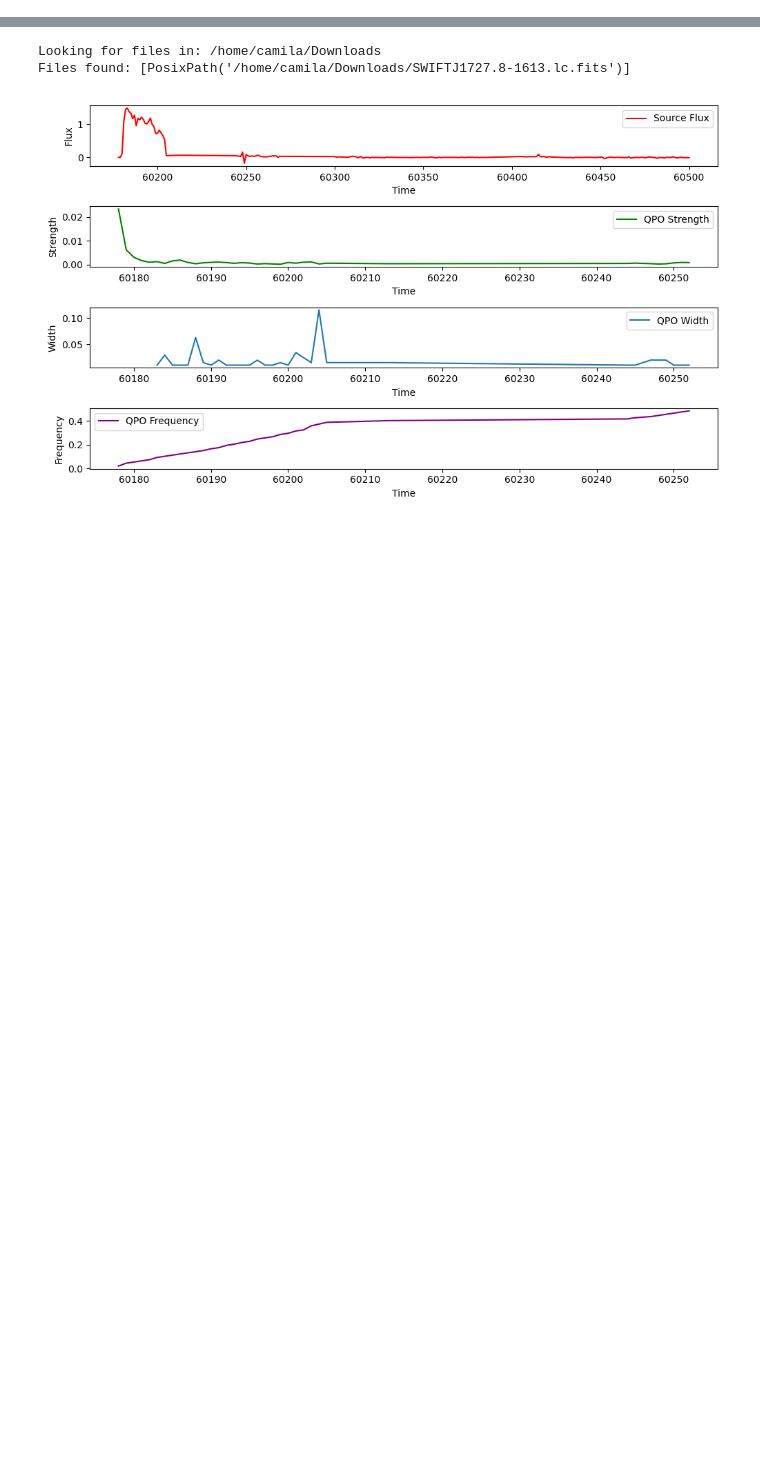
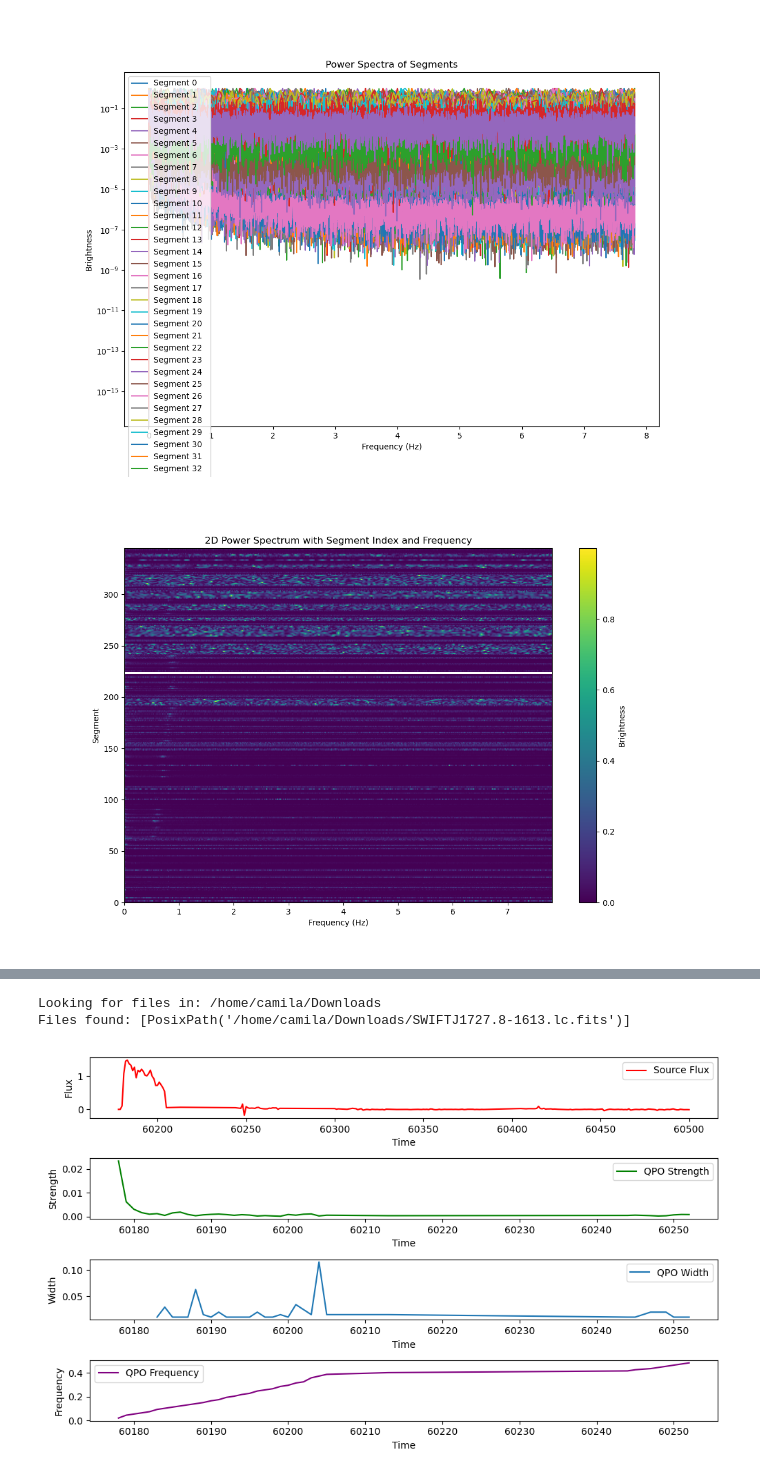
Before and after one commit to Dirac12/Quasi_Periodic_Oscillations-ICR, a Jupyter notebook: J1727.ipynb, the cells around one changed output, grey strips where cells are left out. Cells and saved outputs as stored; diff of their text form; code cells hidden in the pictures; blank space fills up the shorter version.

```diff
--- a/J1727.ipynb
+++ b/J1727.ipynb
@@ -191,3 +344,62 @@ QPO_segments = [36,42, 49, 64, 72, 73, 78, 79, 85, 86, 90, 117, 122, 128, 134, 1
+# %%
+import numpy as np
+import matplotlib.pyplot as plt
+import scipy as sp
+
+# Initialize variables
+num_segments = len(lcsegments)
+np.seterr(divide='ignore', invalid='ignore')
+
+# Calculate freqs based on the first segment
+first_segment = lcsegments[0]
+n = prev_fast_FFT_len(len(first_segment))
+filtered_data = first_segment['norm']
+ntimes = len(filtered_data)
+freqs = sp.fft.rfftfreq(ntimes, timebin)
+
+# Prepare to accumulate power spectra
+power_matrix = np.zeros((num_segments, len(freqs)))
+
+# Loop through segments
+for i, datasegment in enumerate(lcsegments):
+    n = prev_fast_FFT_len(len(datasegment))
+    datasegment = datasegment[-n:]
+    filtered_data = datasegment['norm']
+    ntimes = len(filtered_data)
+    fnorm = sp.fft.rfft(filtered_data, norm='forward')
+    fpower = np.abs(fnorm)**2
+
+    # Normalize the power for better visualization
+    fpower /= np.max(fpower)
+
+    # Ensure fpower has the same length as freqs and store in power_matrix
+    if len(fpower) != len(freqs):
+        fpower = np.interp(freqs, sp.fft.rfftfreq(ntimes, timebin), fpower)
+
+    power_matrix[i, :] = fpower
+
+# Plot each segment's power spectrum as a row in the image
+plt.figure(figsize=(12, 8))
+for i in range(num_segments):
+    plt.plot(freqs, power_matrix[i, :], label=f'Segment {i}')
+plt.yscale('log')
+plt.xlabel('Frequency (Hz)')
+plt.ylabel('Brightness')
+plt.title('Power Spectra of Segments')
+plt.legend()
+plt.show()
+
+# Plot the accumulated power matrix with imshow
+plt.figure(figsize=(12, 8))
+plt.imshow(power_matrix, aspect='auto', origin='lower', extent=[freqs[0], freqs[-1], 0, num_segments], cmap='viridis')
+plt.colorbar(label='Brightness')
+plt.xlabel('Frequency (Hz)')
+plt.ylabel('Segment')
+plt.title('2D Power Spectrum with Segment Index and Frequency')
+plt.show()
+# %% [output]
+[figure, added]
+[figure, added]
 # %%
 plt.close('all')
 fig, ax = plt.subplots(figsize=(10, 6))
```
Also changed, not shown: parts of 17 cells of this notebook, 2 other files.
